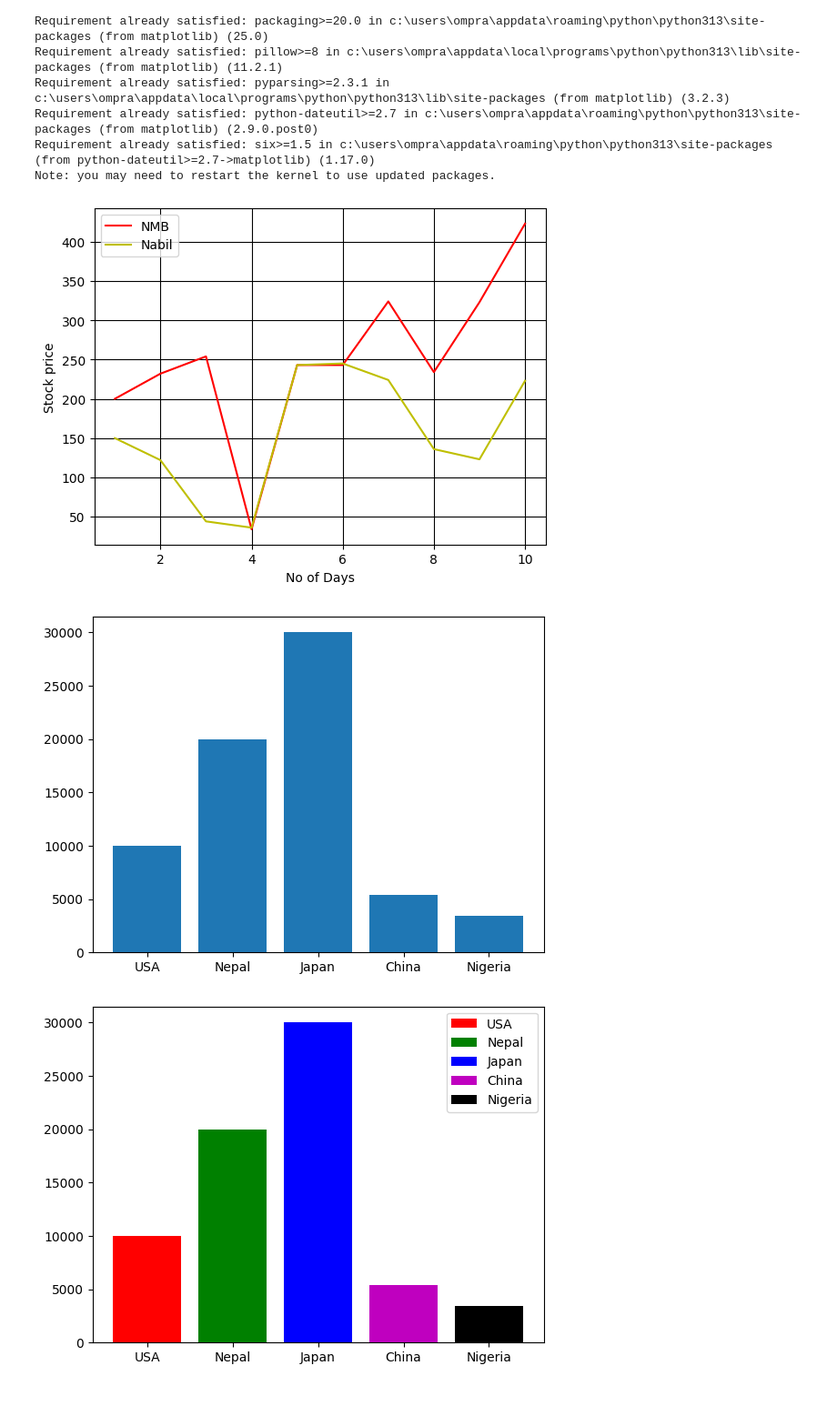
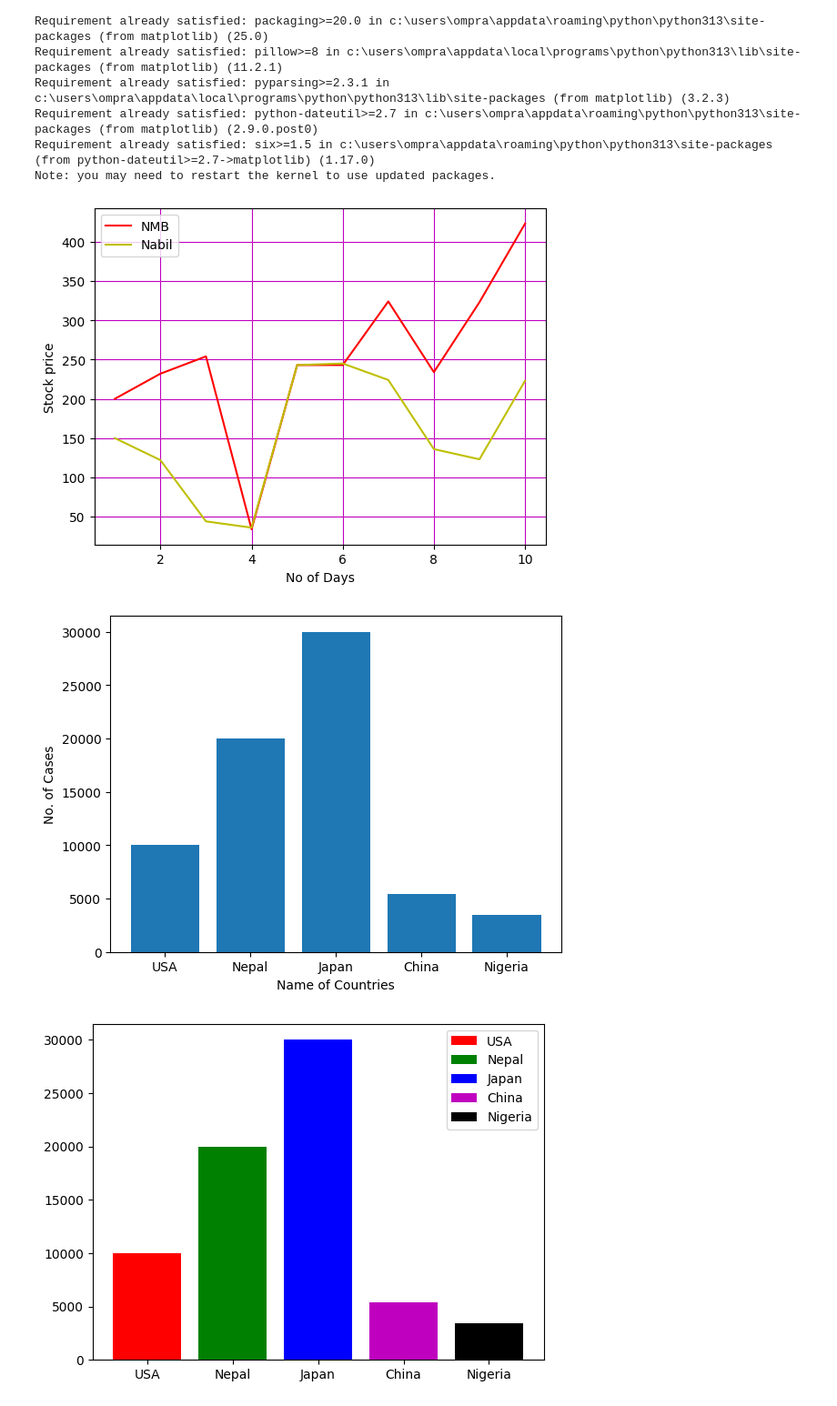
Before and after one commit to swarajsah143/Broadway-Python, a Jupyter notebook: class3_matplotlib.ipynb, the cells around one changed output. Shown at 91% size. Cells and saved outputs as stored; diff of their text form; code cells hidden in the pictures.

```diff
--- a/class3_matplotlib.ipynb
+++ b/class3_matplotlib.ipynb
@@ -25,19 +25,21 @@ plt.ylabel('Stock price')
 plt.plot(x,y,'r',label='NMB')  # plot graph---gives color---label the name
 plt.plot(x,y1,'y',label='Nabil')
 plt.legend() # It shows the label of graph color like an index
-plt.grid(color='k')
+plt.grid(color='m')  # It shows the grid in the graph with color magenta
 plt.show() # It shows the graph
 # %% [output]
-[figure, old version]
+[figure, new version]
 # %%
 #  Bar graph
 
 countries=['USA','Nepal','Japan','China','Nigeria']
 cases=[10000,20000,30000,5433,3455]
+plt.xlabel("Name of Countries")
+plt.ylabel("No. of Cases")
 plt.bar(countries,cases)
 plt.show()
 # %% [output]
-[figure, old version]
+[figure, new version]
 # %%
 countries=['USA','Nepal','Japan','China','Nigeria']
 cases=[10000,20000,30000,5433,3455]
```
Also changed, not shown: 1 other file.
